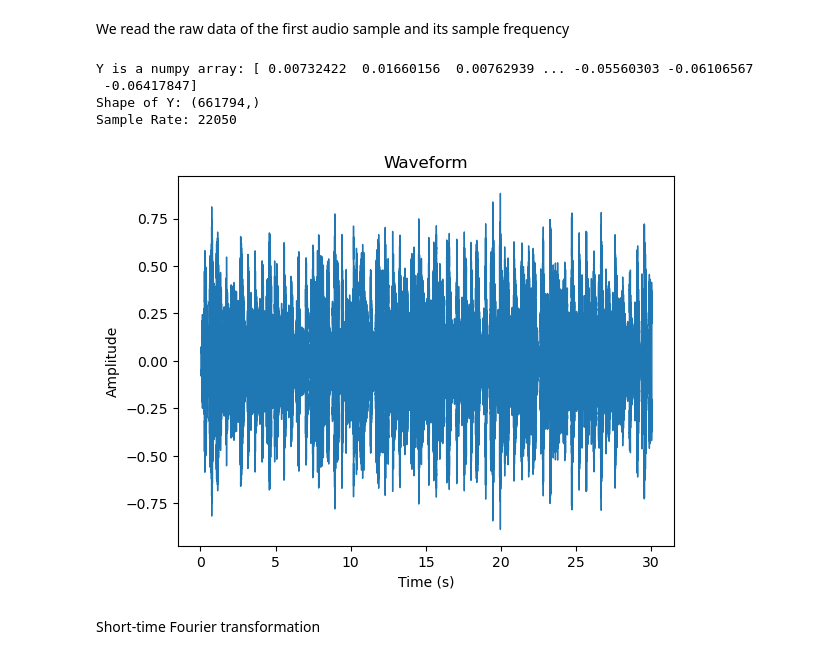
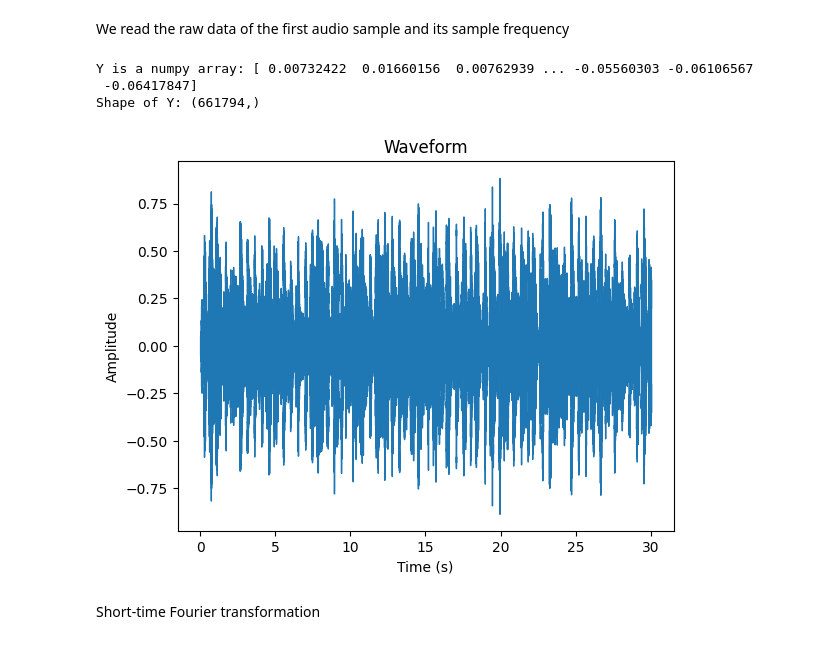
Before and after one commit to szilaard/AIT_project, a Jupyter notebook: AitProject.ipynb, the cells around one changed output. Saved outputs shown, nothing was run; the diff lists cells and outputs as text; code cells hidden in the pictures.

```diff
--- a/AitProject.ipynb
+++ b/AitProject.ipynb
@@ -32,22 +40,21 @@ ipd.Audio(audio_files[0])
 # %% [markdown]
 We read the raw data of the first audio sample and its sample frequency
 # %%
-signal, sr = librosa.load(audio_files[0], sr=22050)
+signal, sr = librosa.load(audio_files[0], sr=sample_rate)
 print("Y is a numpy array:", signal)
 print("Shape of Y:", signal.shape)
-print("Sample Rate:", sr)
-
-librosa.display.waveshow(signal, sr=sr)
-plt.xlabel("Time (s)")
-plt.ylabel("Amplitude")
-plt.title("Waveform")
-plt.show()
 # %% [output]
 Y is a numpy array: [ 0.00732422  0.01660156  0.00762939 ... -0.05560303 -0.06106567
  -0.06417847]
 Shape of Y: (661794,)
-Sample Rate: 22050
-[figure, removed]
+# %%
+librosa.display.waveshow(signal, sr=sample_rate)
+plt.xlabel("Time (s)")
+plt.ylabel("Amplitude")
+plt.title("Waveform")
+plt.show()
+# %% [output]
+[figure, added]
 # %% [markdown]
 Short-time Fourier transformation
 # %%
```
Also changed, not shown: parts of 4 cells of this notebook.
